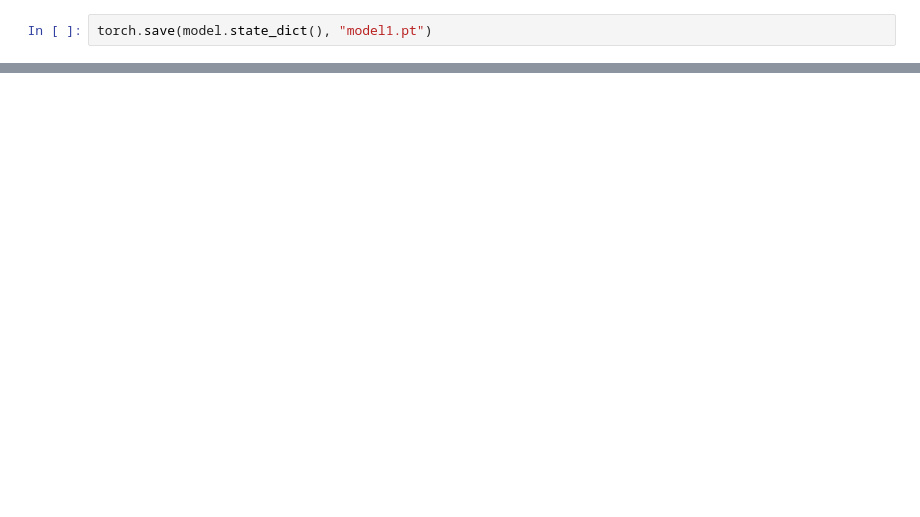
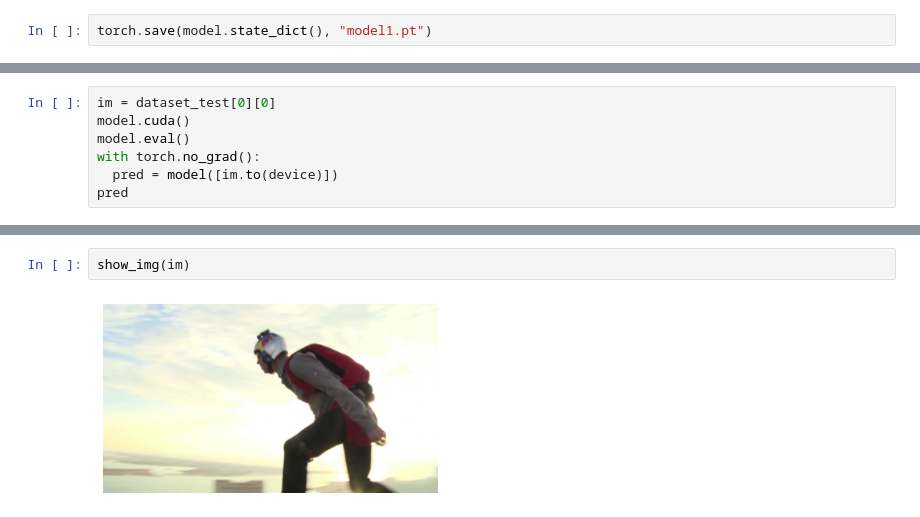
Before and after one commit to hhenry01/ML-Motion-Blur, a Jupyter notebook: Model.ipynb, the cells around one changed output, grey strips where cells are left out. Drawn from its saved outputs; the diff is of its cells as text; blank space fills up the shorter version.

Commit message:
Viewed results of model. Not bad for a first training attempt

```diff
--- a/Model.ipynb
+++ b/Model.ipynb
@@ -468,0 +507,7 @@ files.download("model1.pt")
+# %%
+im = dataset_test[0][0]
+model.cuda()
+model.eval()
+with torch.no_grad():
+  pred = model([im.to(device)])
+pred
@@ -468,0 +532,4 @@ files.download("model1.pt")
+# %%
+show_img(im)
+# %% [output]
+[figure, added]
```
Also changed, not shown: parts of 11 cells of this notebook.
